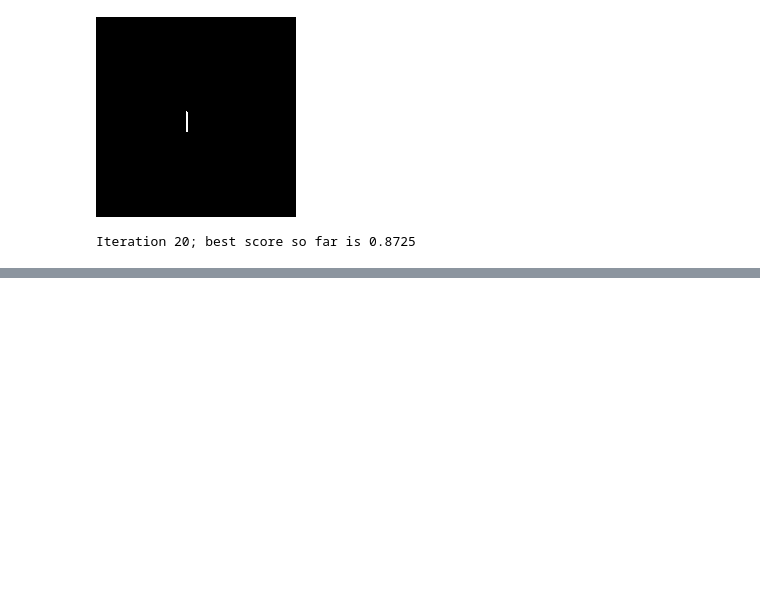
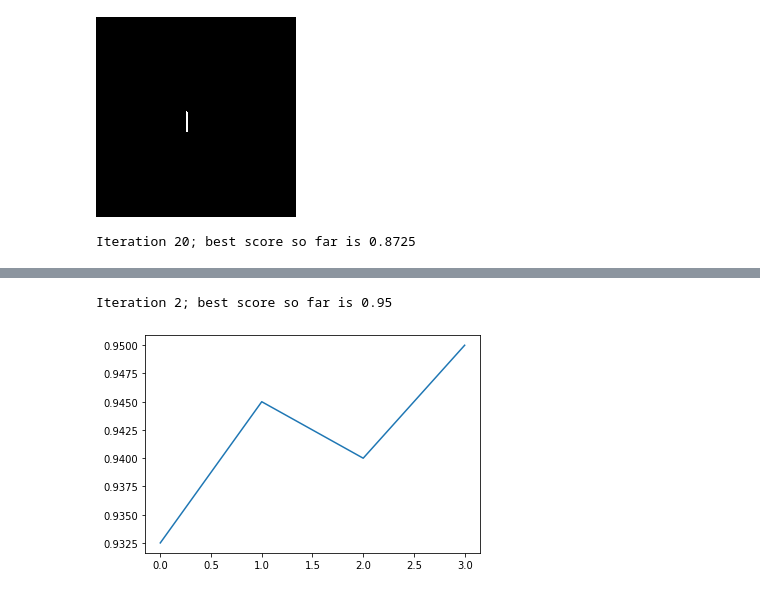
Before and after one commit to tylerneylon/sofa, a Jupyter notebook: sofa.ipynb, the cells around one changed output, grey strips where cells are left out. Saved outputs shown, nothing was run; the diff lists cells and outputs as text; code cells hidden in the pictures; blank space fills up the shorter version.

Commit message:
Lots of iterations, finding some shapes.

```diff
--- a/sofa.ipynb
+++ b/sofa.ipynb
@@ -657,0 +728,9 @@ Iteration 20; best score so far is 0.8725
+# %%
+score_history = []
+# %%
+pop, scores = evolve(pop, score3, mutate3, cross3, iters=2)
+score_history += scores
+plt.plot(score_history);
+# %% [output]
+Iteration 2; best score so far is 0.95
+[figure, added]
```
Also changed, not shown: parts of 75 cells of this notebook, 2 other files.
